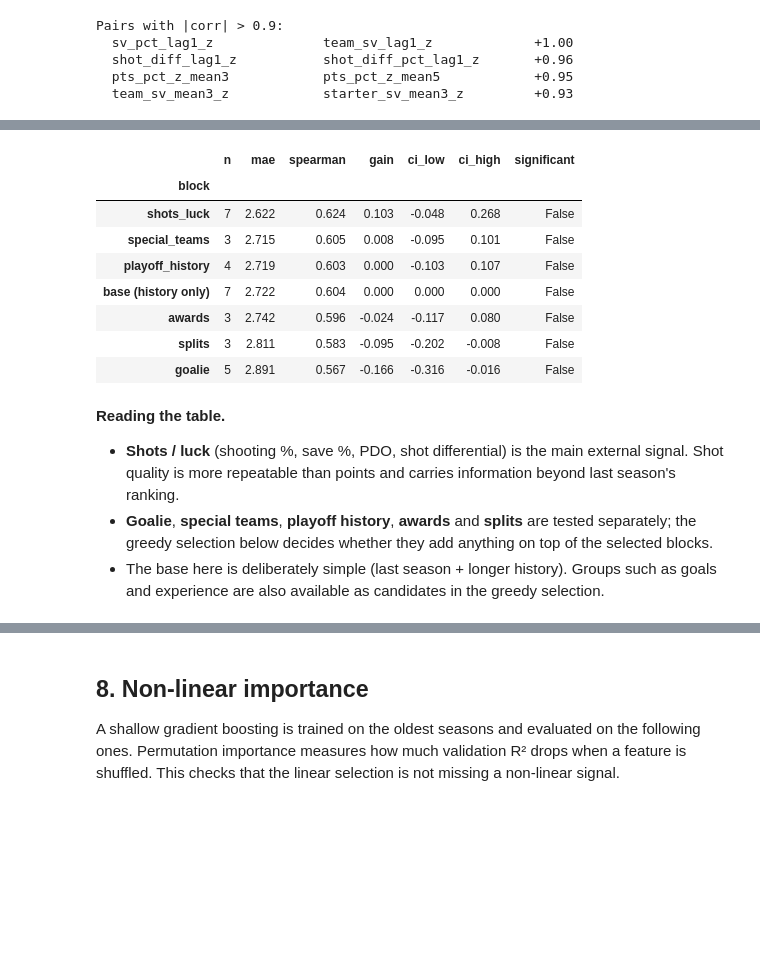
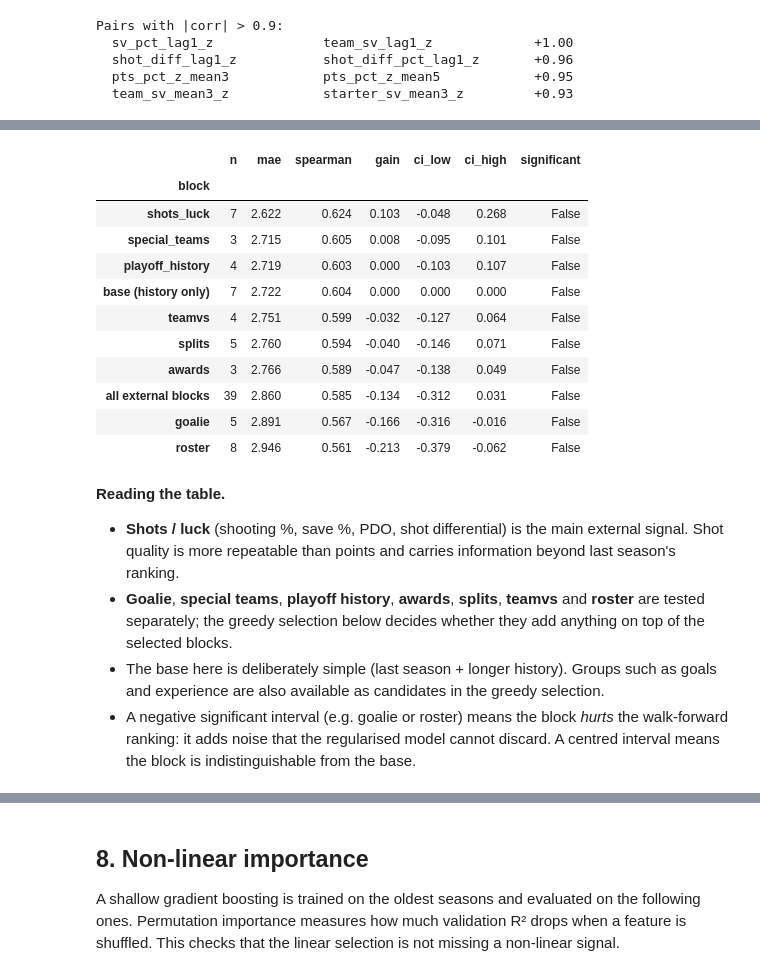
Before and after one commit to Nathan-Pinheiro/AC_hockey_predictions, a Jupyter notebook: ranking/ranking_feature_analysis.ipynb, the cells around one changed output, grey strips where cells are left out. Cells and saved outputs as stored; diff of their text form; code cells hidden in the pictures; blank space fills up the shorter version.

```diff
--- a/ranking/ranking_feature_analysis.ipynb
+++ b/ranking/ranking_feature_analysis.ipynb
@@ -419,43 +454,55 @@ def evaluate(features, years):
 def gain_vs_base(features, base_ranked, years):
     _, ranked = evaluate(features, years)
     key = ["year", "tmID"]
     b = base_ranked.set_index(key).sort_index()
     r = ranked.set_index(key).sort_index()
     gid = (b["confID"] + "-" + b.index.get_level_values("year").astype(str)).to_numpy()
     gain, (lo, hi) = ru.paired_bootstrap(
         b["abs_err"].to_numpy(), r["abs_err"].reindex(b.index).to_numpy(), gid)
     return gain, lo, hi
 
 
 base_summary, base_ranked = evaluate(BASE_FEATURES, SELECTION_YEARS)
 rows = [{"block": "base (history only)", "n": len(BASE_FEATURES),
          "mae": base_summary["mae"], "spearman": base_summary["spearman"],
          "gain": 0.0, "ci_low": 0.0, "ci_high": 0.0}]
 for name, cols in EXT_GROUPS.items():
     s, _ = evaluate(BASE_FEATURES + cols, SELECTION_YEARS)
     gain, lo, hi = gain_vs_base(BASE_FEATURES + cols, base_ranked, SELECTION_YEARS)
     rows.append({"block": name, "n": len(cols), "mae": s["mae"], "spearman": s["spearman"],
                  "gain": gain, "ci_low": lo, "ci_high": hi})
+
+s, _ = evaluate(BASE_FEATURES + EXT_COLS, SELECTION_YEARS)
+gain, lo, hi = gain_vs_base(BASE_FEATURES + EXT_COLS, base_ranked, SELECTION_YEARS)
+rows.append({"block": "all external blocks", "n": len(EXT_COLS), "mae": s["mae"],
+             "spearman": s["spearman"], "gain": gain, "ci_low": lo, "ci_high": hi})
+
 incremental = pd.DataFrame(rows).sort_values("mae")
 incremental["significant"] = incremental["ci_low"] > 0
 display(incremental.round(3).set_index("block"))
 # %% [output]
 |  | n | mae | spearman | gain | ci_low | ci_high | significant |
 | block |  |  |  |  |  |  |  |
 | shots_luck | 7 | 2.622 | 0.624 | 0.103 | -0.048 | 0.268 | False |
 | special_teams | 3 | 2.715 | 0.605 | 0.008 | -0.095 | 0.101 | False |
 | playoff_history | 4 | 2.719 | 0.603 | 0.000 | -0.103 | 0.107 | False |
 | base (history only) | 7 | 2.722 | 0.604 | 0.000 | 0.000 | 0.000 | False |
-| awards | 3 | 2.742 | 0.596 | -0.024 | -0.117 | 0.080 | False |
-| splits | 3 | 2.811 | 0.583 | -0.095 | -0.202 | -0.008 | False |
+| teamvs | 4 | 2.751 | 0.599 | -0.032 | -0.127 | 0.064 | False |
+| splits | 5 | 2.760 | 0.594 | -0.040 | -0.146 | 0.071 | False |
+| awards | 3 | 2.766 | 0.589 | -0.047 | -0.138 | 0.049 | False |
+| all external blocks | 39 | 2.860 | 0.585 | -0.134 | -0.312 | 0.031 | False |
 | goalie | 5 | 2.891 | 0.567 | -0.166 | -0.316 | -0.016 | False |
+| roster | 8 | 2.946 | 0.561 | -0.213 | -0.379 | -0.062 | False |
 # %% [markdown]
 **Reading the table.**
 
 * **Shots / luck** (shooting %, save %, PDO, shot differential) is the main external signal.
   Shot quality is more repeatable than points and carries information beyond last season's ranking.
-* **Goalie**, **special teams**, **playoff history**, **awards** and **splits** are tested
-  separately; the greedy selection below decides whether they add anything on top of the selected
-  blocks.
+* **Goalie**, **special teams**, **playoff history**, **awards**, **splits**, **teamvs** and
+  **roster** are tested separately; the greedy selection below decides whether they add anything on
+  top of the selected blocks.
 * The base here is deliberately simple (last season + longer history). Groups such as goals and
   experience are also available as candidates in the greedy selection.
+* A negative significant interval (e.g. goalie or roster) means the block *hurts* the walk-forward
+  ranking: it adds noise that the regularised model cannot discard. A centred interval means the
+  block is indistinguishable from the base.
```
Also changed, not shown: parts of 15 cells of this notebook, 9 other files.
